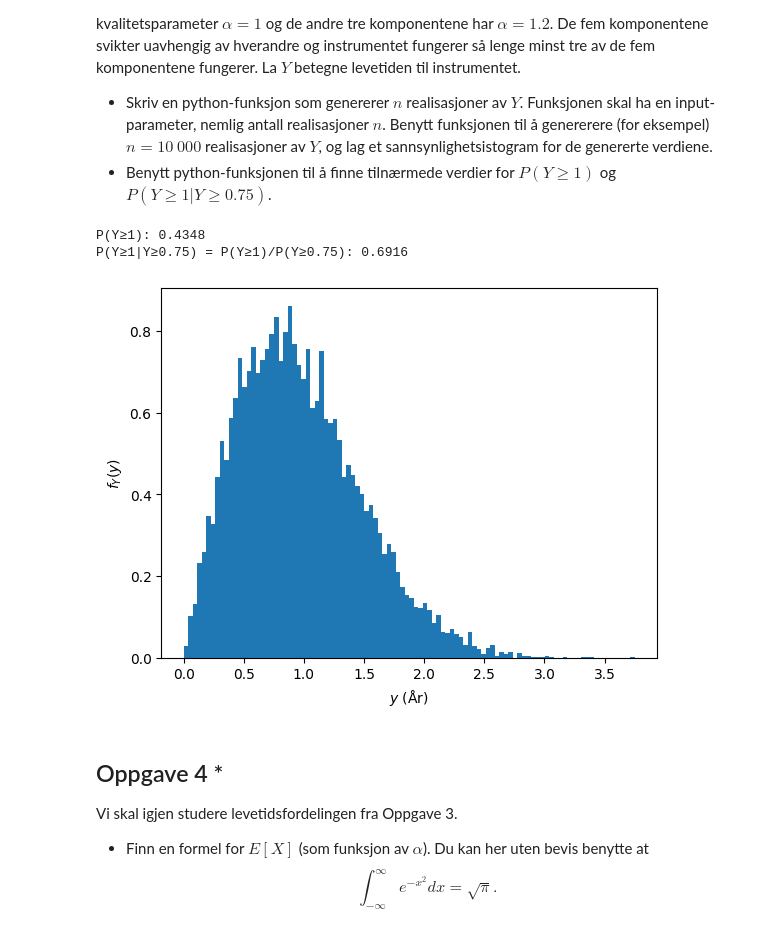
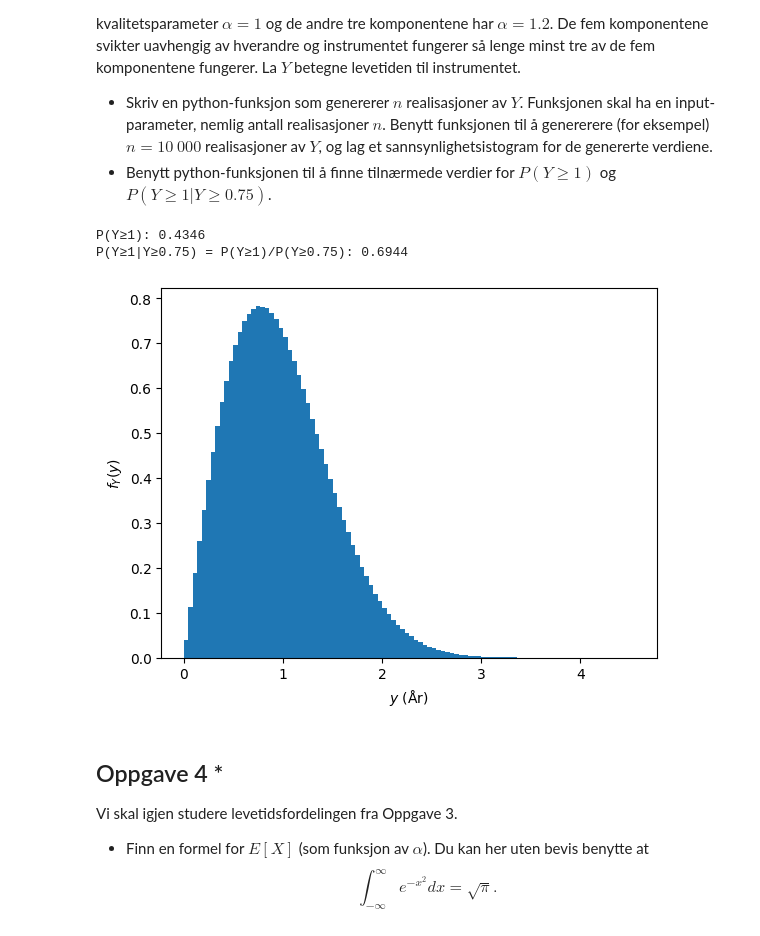
Before and after one commit to aleksandervestlund/statistics, a Jupyter notebook: innlevering2.ipynb, the cells around one changed output. Cells and saved outputs as stored; diff of their text form; code cells hidden in the pictures.

```diff
--- a/innlevering2.ipynb
+++ b/innlevering2.ipynb
@@ -141,15 +141,16 @@ def generateX(n: int, alpha: float) -> np.ndarray:
 
 
 def f_X(x: np.ndarray, alpha: float) -> np.ndarray:
-    return 2.0 * x / alpha * np.exp(-(x**2) / alpha)
+    return 2.0 * x * np.exp(-(x**2) / alpha) / alpha
 
 
 # Sett antall realisasjoner og verdien til alpha
 n = 10_000_000
-alpha = 1.0
+alpha = 1.08
 
 # simuler realisasjoner av X
 simulerte_X = generateX(n, alpha)
+print(np.mean(simulerte_X))
 
 # Lag sannsynlighetshistogram for de simulerte verdiene, vi spesifiserer
 # antall intervaller ved å sette "bins=100"
@@ -181,28 +183,30 @@ Et instrument inneholder fem komponenter av denne typen, to av disse komponenten
 # %%
 # definer funksjonen og benytt denne som angitt i oppgaven
 def simY(n: int) -> np.ndarray:
     alphas = [1.0, 1.0, 1.2, 1.2, 1.2]
-    lifetimes = np.sort([generateX(n, alpha) for alpha in alphas])
+    lifetimes = sorted(
+        [generateX(n, alpha) for alpha in alphas], key=lambda x: np.mean(x)
+    )  # sortert på gjennomsnitt
     return lifetimes[2]  # tredje lengste levetiden
 
 
-n = 10_000
+n = 10_000_000
 simulerte_Y = simY(n)
 
 # Sannsynligheter
 P_Y_ge_1 = sum(simulerte_Y >= 1) / n
 P_Y_ge_0_75 = sum(simulerte_Y >= 0.75) / n
 print(f"P(Y≥1): {P_Y_ge_1:.4f}")
 print(f"P(Y≥1|Y≥0.75) = P(Y≥1)/P(Y≥0.75): {P_Y_ge_1 / P_Y_ge_0_75:.4f}")
 
 plt.hist(simulerte_Y, density=True, bins=100)
 plt.xlabel("$y$ (År)")
 plt.ylabel("$f_Y(y)$")
 plt.show()
 # %% [output]
-P(Y≥1): 0.4348
-P(Y≥1|Y≥0.75) = P(Y≥1)/P(Y≥0.75): 0.6916
+P(Y≥1): 0.4346
+P(Y≥1|Y≥0.75) = P(Y≥1)/P(Y≥0.75): 0.6944
-[figure, old version]
+[figure, new version]
 # %% [markdown]
 ## Oppgave 4 \*
 
```
Also changed, not shown: parts of 4 cells of this notebook, 1 other file.
